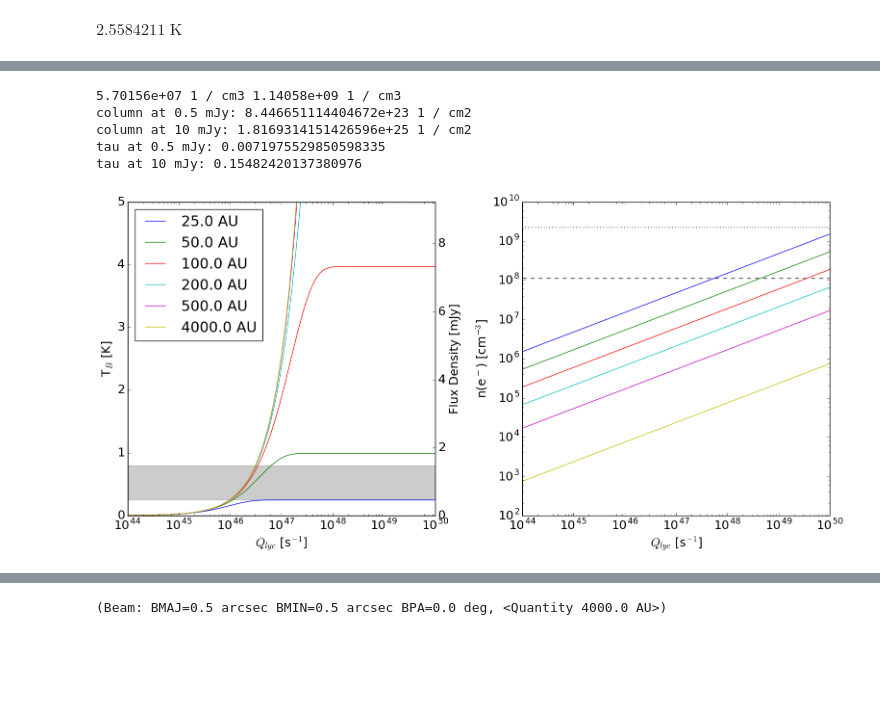
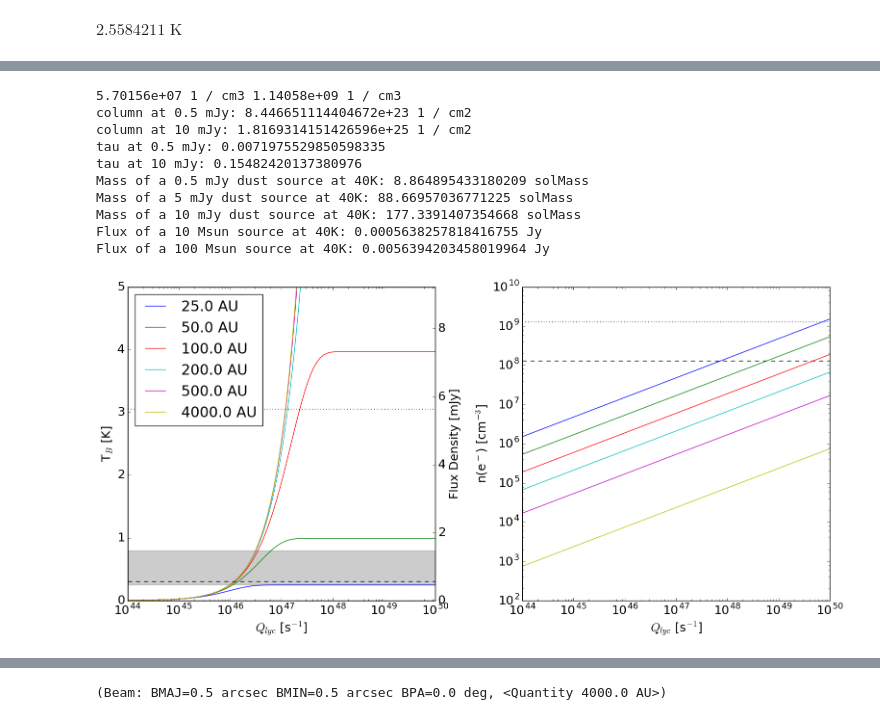
Before and after one commit to keflavich/SgrB2_ALMA_3mm_Mosaic, a Jupyter notebook: analysis/HII region brightness.ipynb, the cells around one changed output, grey strips where cells are left out. Drawn from its saved outputs; the diff is of its cells as text; code cells hidden in the pictures; blank space fills up the shorter version.

Commit message:
more updates to plots

```diff
--- a/analysis/HII region brightness.ipynb
+++ b/analysis/HII region brightness.ipynb
@@ -174,49 +174,71 @@ r_unresolved = (0.2*u.arcsec*distance).to(u.cm, u.dimensionless_angles())
 volume = (4/3.*np.pi*r_unresolved**3)
 muh2 = 2.8*u.Da
 dustdens_0pt5mJy = (dust.massofsnu(nu=cfreq, snu=0.5*u.mJy, temperature=40*u.K, distance=distance) / volume / muh2).to(u.cm**-3)
+dustdens_5mJy = (dust.massofsnu(nu=cfreq, snu=5*u.mJy, temperature=40*u.K, distance=distance) / volume / muh2).to(u.cm**-3)
 dustdens_10mJy = (dust.massofsnu(nu=cfreq, snu=10*u.mJy, temperature=40*u.K, distance=distance) / volume / muh2).to(u.cm**-3)
 print("{0:g} {1:g}".format(dustdens_0pt5mJy,dustdens_10mJy))
 print("column at 0.5 mJy: {0}".format(dust.colofsnu(nu=cfreq, snu_per_beam=0.5*u.mJy/beam, temperature=40*u.K)))
 print("column at 10 mJy: {0}".format(dust.colofsnu(nu=cfreq, snu_per_beam=10*u.mJy/beam, temperature=40*u.K)))
 print("tau at 0.5 mJy: {0}".format(dust.tauofsnu(nu=cfreq, snu_per_beam=0.5*u.mJy/beam, temperature=40*u.K)))
 print("tau at 10 mJy: {0}".format(dust.tauofsnu(nu=cfreq, snu_per_beam=10*u.mJy/beam, temperature=40*u.K)))
+print("Mass of a 0.5 mJy dust source at 40K: {0}".format(dust.massofsnu(nu=cfreq, snu=0.5*u.mJy, temperature=40*u.K, distance=distance)))
+print("Mass of a 5 mJy dust source at 40K: {0}".format(dust.massofsnu(nu=cfreq, snu=5*u.mJy, temperature=40*u.K, distance=distance)))
+print("Mass of a 10 mJy dust source at 40K: {0}".format(dust.massofsnu(nu=cfreq, snu=10*u.mJy, temperature=40*u.K, distance=distance)))
+dustdens_10msun = (10*u.M_sun / volume / muh2).to(u.cm**-3)
+dustdens_100msun = (100*u.M_sun / volume / muh2).to(u.cm**-3)
+snu10msun = dust.snuofmass(nu=cfreq, mass=10*u.M_sun, temperature=40*u.K, distance=distance)
+snu100msun = dust.snuofmass(nu=cfreq, mass=100*u.M_sun, temperature=40*u.K, distance=distance)
+print("Flux of a 10 Msun source at 40K: {0}".format(snu10msun))
+print("Flux of a 100 Msun source at 40K: {0}".format(snu100msun))
 # %% [output]
 5.70156e+07 1 / cm3 1.14058e+09 1 / cm3
 column at 0.5 mJy: 8.446651114404672e+23 1 / cm2
 column at 10 mJy: 1.8169314151426596e+25 1 / cm2
 tau at 0.5 mJy: 0.0071975529850598335
 tau at 10 mJy: 0.15482420137380976
+Mass of a 0.5 mJy dust source at 40K: 8.864895433180209 solMass
+Mass of a 5 mJy dust source at 40K: 88.66957036771225 solMass
+Mass of a 10 mJy dust source at 40K: 177.3391407354668 solMass
+Flux of a 10 Msun source at 40K: 0.0005638257818416755 Jy
+Flux of a 100 Msun source at 40K: 0.0056394203458019964 Jy
 # %%
 pl.figure(figsize=(16,8))
 pl.rcParams['font.size']=18
 ax1 = pl.subplot(1,2,1)
 ax2 = pl.subplot(1,2,2)
 Qlyc = np.logspace(44,50,100)*u.s**-1
 beam_pc = (0.5*u.arcsec * distance).to(u.pc, u.dimensionless_angles())
 for source_size in [25,50,100,200,500,4000]*u.au:
     tb = Tb_beamdiluted(Qlyc=Qlyc, R=source_size, beam=beam_pc)
     density = dens(Qlyc=Qlyc, R=source_size)
 
     ax1.semilogx(Qlyc, tb, label=source_size)
     ax2.loglog(Qlyc, density, label=source_size)
 ax1.fill_between([Qlyc[0].value, Qlyc[-1].value],
                  [0.05*5]*2, [0.16*5]*2, color='k', alpha=0.2, zorder=-10)
-ax1.legend(loc='best')
 ax1twin = ax1.twinx()
 ax1twin.set_ylim(0, (5*u.K).to(u.mJy, u.brightness_temperature(beam, cfreq)).value)
 ax1twin.set_ylabel('Flux Density [mJy]')
 ax1.set_ylim(0,5)
 ax1.set_xlim(Qlyc.min().value, Qlyc.max().value)
 ax2.set_xlim(Qlyc.min().value, Qlyc.max().value)
 ax1.set_xlabel("$Q_{lyc}$ [s$^{-1}$]")
 ax2.set_xlabel("$Q_{lyc}$ [s$^{-1}$]")
 ax1.set_ylabel("T$_B$ [K]")
 ax2.set_ylabel("n(e$^-$) [cm$^{-3}$]")
 # multiply the N(H_2) densities by 2 to get to n(e)
-ax2.hlines(dustdens_0pt5mJy.to(u.cm**-3).value*2, Qlyc[0].value, Qlyc[-1].value,color='k', linestyle='--')
-ax2.hlines(dustdens_10mJy.to(u.cm**-3).value*2, Qlyc[0].value, Qlyc[-1].value,color='k', linestyle=':')
+ax2.hlines(dustdens_10msun.to(u.cm**-3).value*2, Qlyc[0].value, Qlyc[-1].value,color='k', linestyle='--')
+ax2.hlines(dustdens_100msun.to(u.cm**-3).value*2, Qlyc[0].value, Qlyc[-1].value,color='k', linestyle=':')
+ax1twin.hlines(snu10msun.to(u.mJy).value, Qlyc[0].value, Qlyc[-1].value,color='k', linestyle='--', zorder=-20)
+ax1twin.hlines(snu100msun.to(u.mJy).value, Qlyc[0].value, Qlyc[-1].value,color='k', linestyle=':', zorder=-20)
+handles,labels = ax1.get_legend_handles_labels()
+leg = ax1twin.legend(handles=handles, labels=labels, loc='upper left')
+leg.set_zorder(100)
+#leg.get_frame().set_alpha(1)
+#ax1.set_zorder(1)
+#ax1twin.set_zorder(-10)
 
 pl.tight_layout()
 pl.savefig("/Users/adam/work/sgrb2/alma/figures/HII_region_brightness.png", bbox_inches='tight', dpi=150)
 # %% [output]
-[figure, old version]
+[figure, new version]
```
Also changed, not shown: parts of 3 cells of this notebook, 4 other files.
